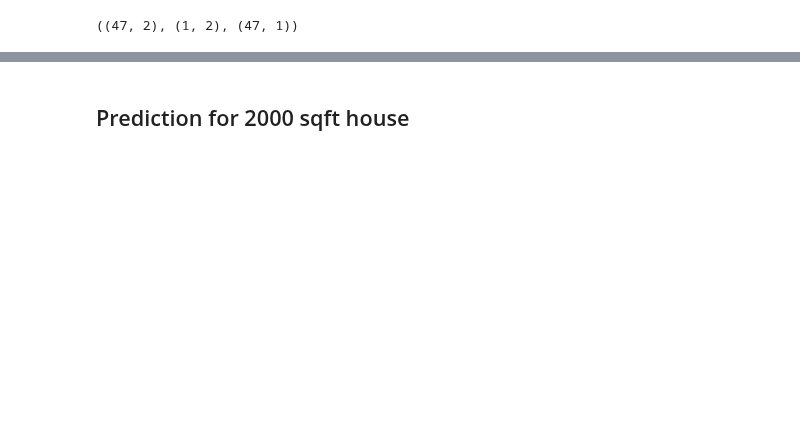
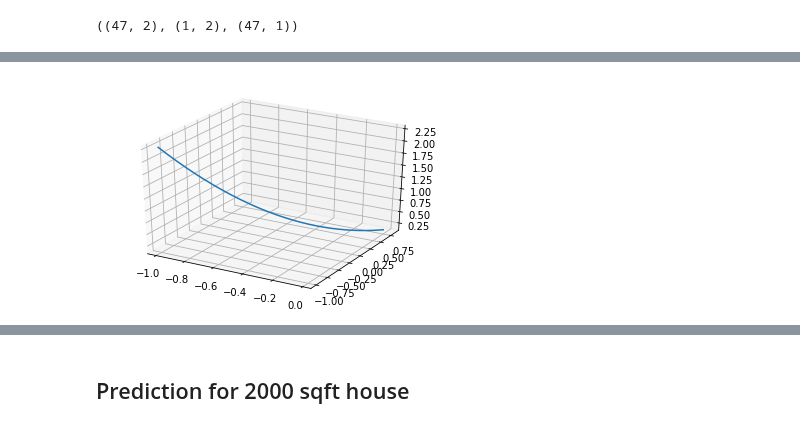
Before and after one commit to rparthas/data, a Jupyter notebook: NGML_Python/ex1.ipynb, the cells around one changed output, grey strips where cells are left out. Cells and saved outputs as stored; diff of their text form; code cells hidden in the pictures; blank space fills up the shorter version.

```diff
--- a/NGML_Python/ex1.ipynb
+++ b/NGML_Python/ex1.ipynb
@@ -151,0 +191,6 @@ Text(0.5, 1.0, 'Error vs. Training Epoch')
+# %%
+from mpl_toolkits import mplot3d
+ax = plt.axes(projection='3d')
+ax.plot(xdata,ydata, zdata);
+# %% [output]
+[figure, added]
```
Also changed, not shown: parts of 15 cells of this notebook, 3 other files.
